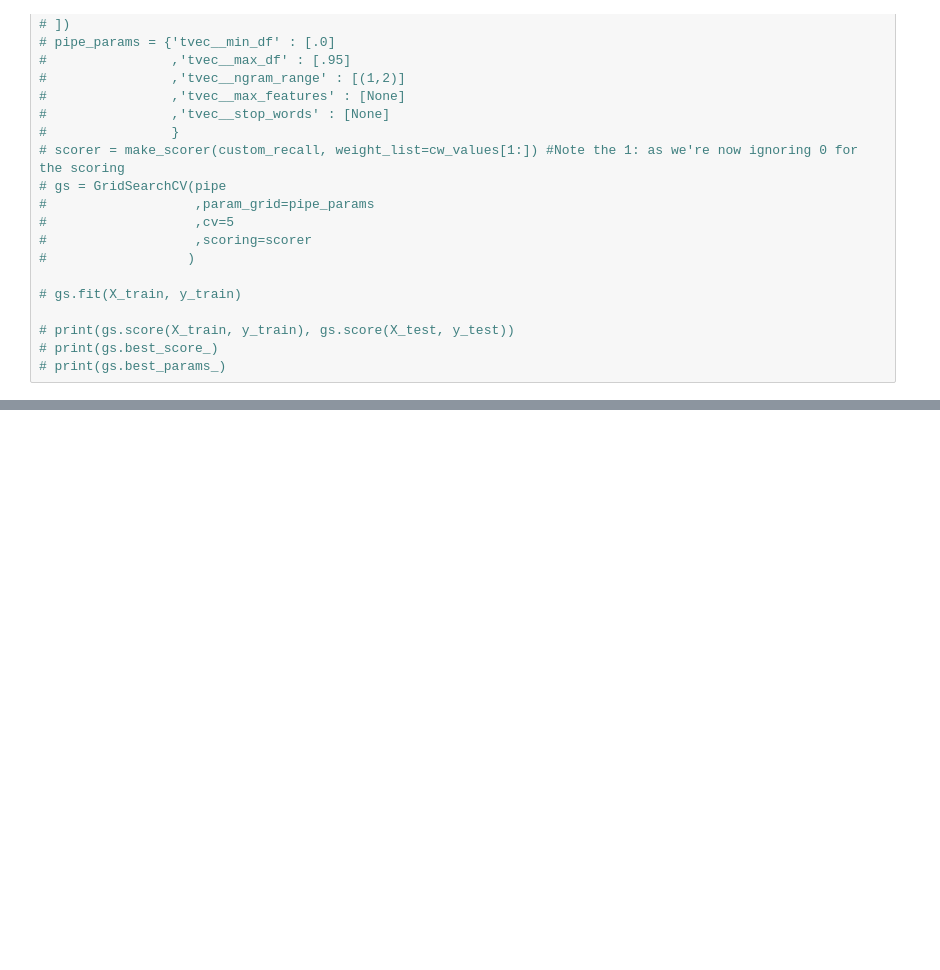
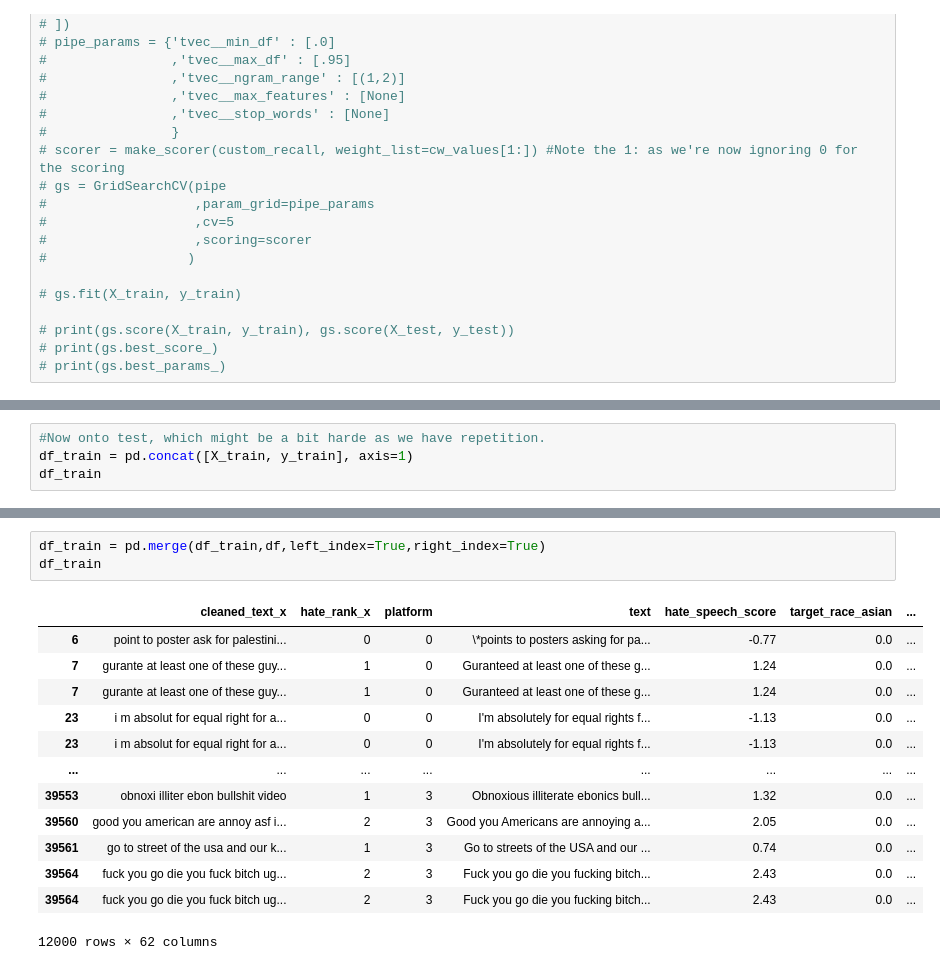
Before and after one commit to bwolff26/capstone_malevonce_prevention, a Jupyter notebook: code/modeling_ii.ipynb, the cells around one changed output, grey strips where cells are left out. Drawn from its saved outputs; the diff is of its cells as text; blank space fills up the shorter version.

```diff
--- a/code/modeling_ii.ipynb
+++ b/code/modeling_ii.ipynb
@@ -162,0 +424,4 @@ NameError: name 'confusion_matrix' is not defined
+# %%
+#Now onto test, which might be a bit harde as we have repetition.
+df_train = pd.concat([X_train, y_train], axis=1)
+df_train
@@ -162,0 +442,17 @@ NameError: name 'confusion_matrix' is not defined
+# %%
+df_train = pd.merge(df_train,df,left_index=True,right_index=True)
+df_train
+# %% [output]
+|  | cleaned_text_x | hate_rank_x | platform | text | hate_speech_score | target_race_asian | ... |
+| 6 | point to poster ask for palestini... | 0 | 0 | \*points to posters asking for pa... | -0.77 | 0.0 | ... |
+| 7 | gurante at least one of these guy... | 1 | 0 | Guranteed at least one of these g... | 1.24 | 0.0 | ... |
+| 7 | gurante at least one of these guy... | 1 | 0 | Guranteed at least one of these g... | 1.24 | 0.0 | ... |
+| 23 | i m absolut for equal right for a... | 0 | 0 | I'm absolutely for equal rights f... | -1.13 | 0.0 | ... |
+| 23 | i m absolut for equal right for a... | 0 | 0 | I'm absolutely for equal rights f... | -1.13 | 0.0 | ... |
+| ... | ... | ... | ... | ... | ... | ... | ... |
+| 39553 | obnoxi illiter ebon bullshit video | 1 | 3 | Obnoxious illiterate ebonics bull... | 1.32 | 0.0 | ... |
+| 39560 | good you american are annoy asf i... | 2 | 3 | Good you Americans are annoying a... | 2.05 | 0.0 | ... |
+| 39561 | go to street of the usa and our k... | 1 | 3 | Go to streets of the USA and our ... | 0.74 | 0.0 | ... |
+| 39564 | fuck you go die you fuck bitch ug... | 2 | 3 | Fuck you go die you fucking bitch... | 2.43 | 0.0 | ... |
+| 39564 | fuck you go die you fuck bitch ug... | 2 | 3 | Fuck you go die you fucking bitch... | 2.43 | 0.0 | ... |
+12000 rows × 62 columns
```
Also changed, not shown: parts of 71 cells of this notebook, 3 other files.
